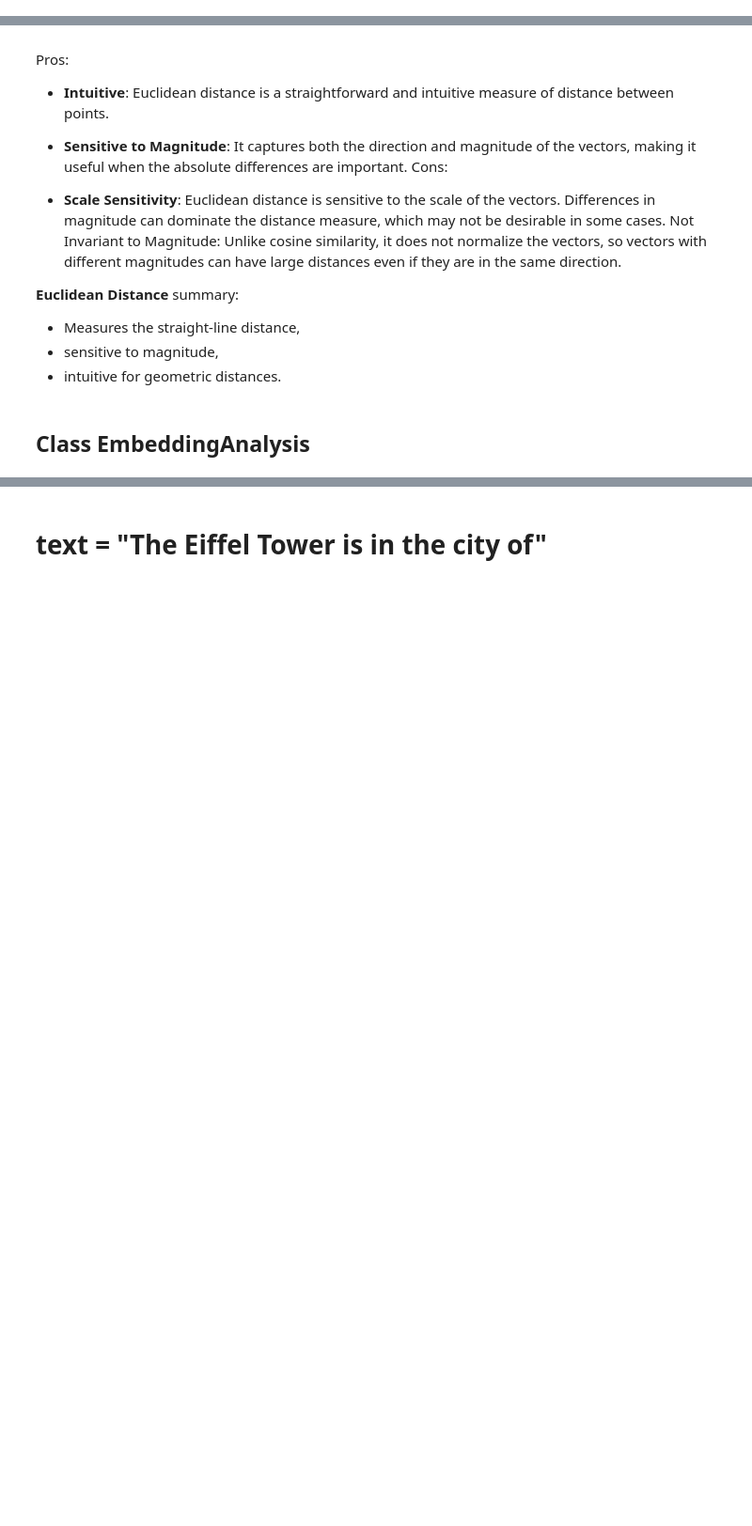
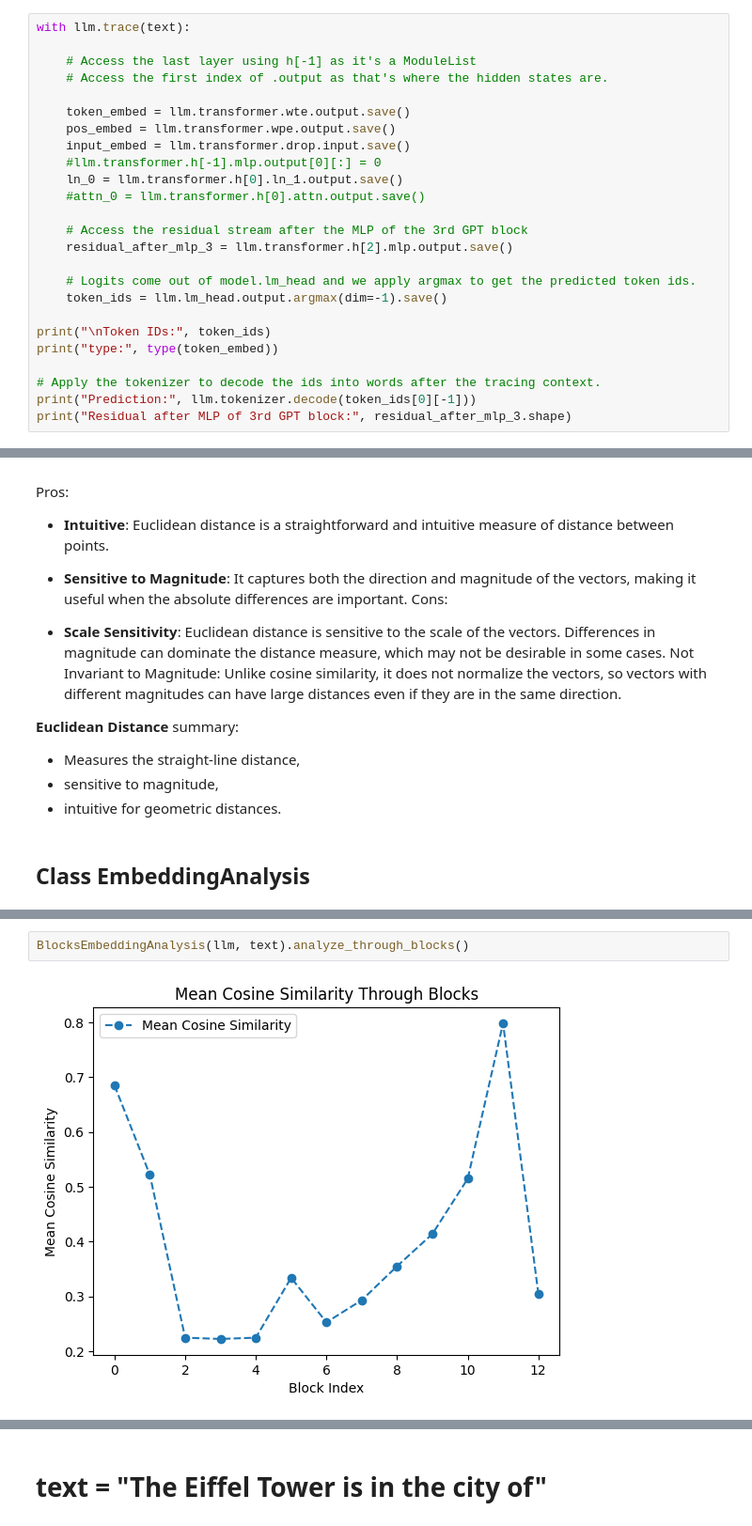
Before and after one commit to gitary/feature_circuit_ari, a Jupyter notebook: experiments/semantic_dispersion.ipynb, the cells around one changed output, grey strips where cells are left out. Shown at 94% size. Saved outputs shown, nothing was run; the diff lists cells and outputs as text; blank space fills up the shorter version.

Commit message:
Add BlocksEmbeddingAnalysis class

```diff
--- a/experiments/semantic_dispersion.ipynb
+++ b/experiments/semantic_dispersion.ipynb
@@ -91,3 +96,28 @@ llm.tokenizer.encode(text)
 [464, 412, 733, 417, 8765, 318, 287, 262, 1748, 286]
 # %% [markdown]
 # Model - nnsight
+# %%
+with llm.trace(text):
+
+    # Access the last layer using h[-1] as it's a ModuleList
+    # Access the first index of .output as that's where the hidden states are.
+
+    token_embed = llm.transformer.wte.output.save()
+    pos_embed = llm.transformer.wpe.output.save()
+    input_embed = llm.transformer.drop.input.save()
+    #llm.transformer.h[-1].mlp.output[0][:] = 0
+    ln_0 = llm.transformer.h[0].ln_1.output.save()
+    #attn_0 = llm.transformer.h[0].attn.output.save()
+
+    # Access the residual stream after the MLP of the 3rd GPT block
+    residual_after_mlp_3 = llm.transformer.h[2].mlp.output.save()
+
+    # Logits come out of model.lm_head and we apply argmax to get the predicted token ids.
+    token_ids = llm.lm_head.output.argmax(dim=-1).save()
+
+print("\nToken IDs:", token_ids)
+print("type:", type(token_embed))
+
+# Apply the tokenizer to decode the ids into words after the tracing context.
+print("Prediction:", llm.tokenizer.decode(token_ids[0][-1]))
+print("Residual after MLP of 3rd GPT block:", residual_after_mlp_3.shape)
@@ -202,0 +343,4 @@ Not Invariant to Magnitude: Unlike cosine similarity, it does not normalize the
+# %%
+BlocksEmbeddingAnalysis(llm, text).analyze_through_blocks()
+# %% [output]
+[figure, added]
```
Also changed, not shown: parts of 19 cells of this notebook.
